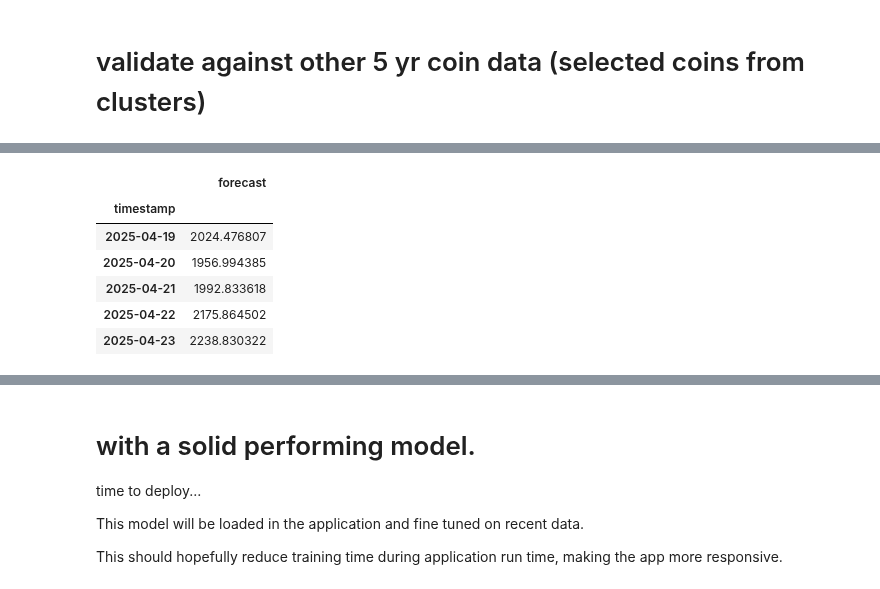
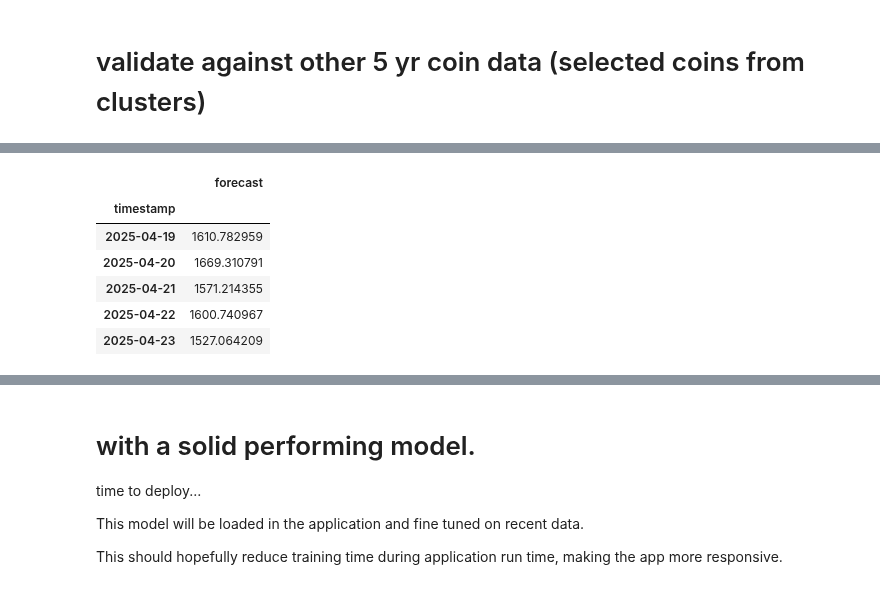
Before and after one commit to RalleyD/COM724_AE2, a Jupyter notebook: notebooks/xgboost-time-series.ipynb, the cells around one changed output, grey strips where cells are left out. Drawn from its saved outputs; the diff is of its cells as text; code cells hidden in the pictures.

```diff
--- a/notebooks/xgboost-time-series.ipynb
+++ b/notebooks/xgboost-time-series.ipynb
@@ -283,10 +283,11 @@ def create_sequences(data, window=60, horizon=30, step=1):
     target_dates = []  # Track dates for target windows
 
     # Extract the target values
-    target = data['close'].values
+    target_col = "original_close" if "original_close" in data.columns else 'close'
+    target = data[target_col].values
 
     # Get the feature columns
-    feature_cols = [col for col in data.columns if col != 'close']
+    feature_cols = [col for col in data.columns if col != target_col]
 
     # Extract the feature values
     features = data.loc[:, feature_cols].values
@@ -514,7 +515,8 @@ def forecast(data: pd.DataFrame, model: MultiOutputRegressor, window=60, horizon
     n.b there is an interdepenency with the create_sequences function, if the window
     or horizon is changed, the data sequences will also need to match this pattern.
     """
-    latest_window = data[-window:].drop("close", axis=1).values.flatten().reshape(1,-1)
+    target_col = "original_close" if "original_close" in data.columns else 'close'
+    latest_window = data[-window:].drop(target_col, axis=1).values.flatten().reshape(1,-1)
     forecast = model.predict(latest_window)[0]
     last_date = data.index[-1]
     forecast_dates = pd.date_range(last_date + pd.Timedelta(days=1), periods=horizon)
@@ -790,16 +815,22 @@ multi step model R2: -0.22
 [interactive output not drawn]
 ... (20 outputs left out)
 # %%
-# forecast - TODO
+# forecast
 
 df_filename = "ethusdt" + "_1d.csv"
 df = pd.read_csv("../backend/data/"+df_filename, parse_dates=True, index_col=0)
+df.drop(['symbol'], axis=1, inplace=True)
+
 features = list(joblib.load("../backend/models/ETHUSDT-features-2025-05-07.pkl"))
 eth = joblib.load("../backend/models/ETHUSDT-2025-05-07.pkl")
-df.drop(['symbol'], axis=1, inplace=True)
+eth_scaler = joblib.load(f"../backend/models/ETHUSDT-scaler-2025-05-07.pkl")
 
-df = add_features(df)
-df = df.loc[:,features+['close']]
+df, _ = add_features(df)
+# original_close_eth = df['original_close']
+
+# restore original close values for target
+df = df.loc[:,features+['original_close', 'close']]
+# df['original_close'] = original_close_eth
 
 print(df.tail(3).to_markdown())
 
@@ -812,7 +843,8 @@ test_dates = eth_dates[split_idx:]
 
 print(X_test.shape)
 
-eth.fit(X_test, y_test)
+# finalise the trained model on the unseen data
+eth.fit(X_train, y_train)
 
 future_df = forecast(df, eth)
 
@@ -827,10 +859,10 @@ future_df.head()
 |  | forecast |
 | timestamp |  |
-| 2025-04-19 | 2024.476807 |
-| 2025-04-20 | 1956.994385 |
-| 2025-04-21 | 1992.833618 |
-| 2025-04-22 | 2175.864502 |
-| 2025-04-23 | 2238.830322 |
+| 2025-04-19 | 1610.782959 |
+| 2025-04-20 | 1669.310791 |
+| 2025-04-21 | 1571.214355 |
+| 2025-04-22 | 1600.740967 |
+| 2025-04-23 | 1527.064209 |
 # %% [markdown]
 # Score comparisons
 
```
Also changed, not shown: parts of 4 cells of this notebook.
